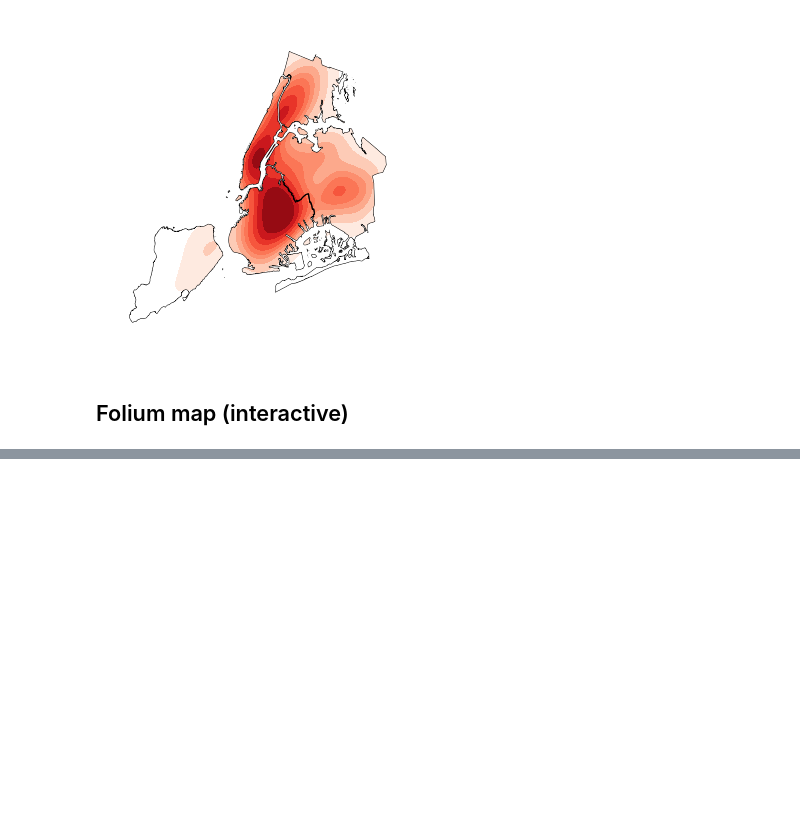
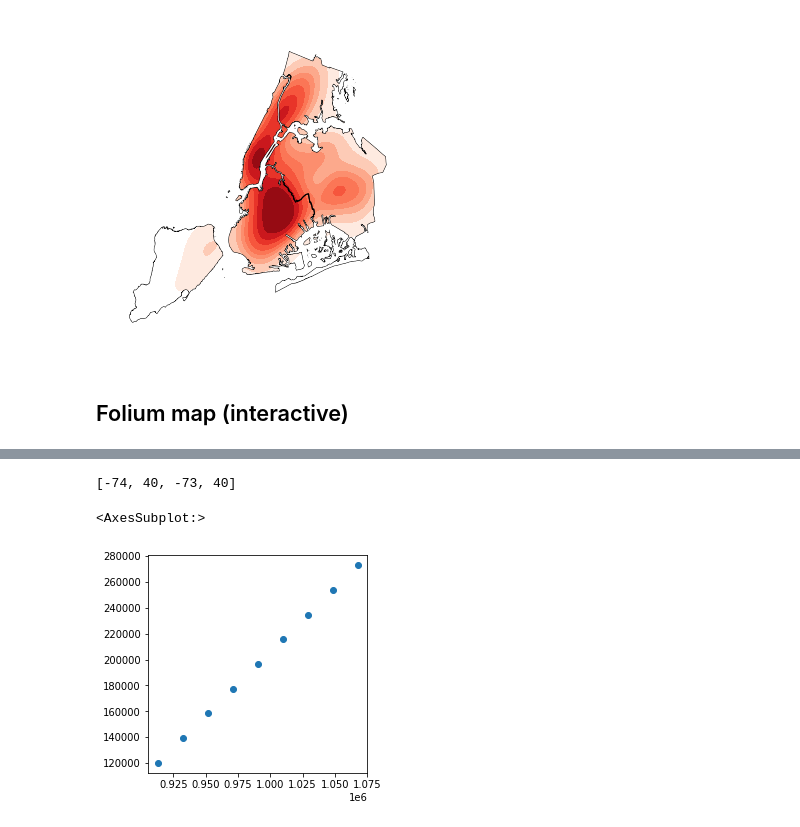
Before and after one commit to hans-elliott99/python-ml, a Jupyter notebook: geospatial/geopandas.ipynb, the cells around one changed output, grey strips where cells are left out. Drawn from its saved outputs; the diff is of its cells as text; code cells hidden in the pictures; blank space fills up the shorter version.

Commit message:
geopandas tut

```diff
--- a/geospatial/geopandas.ipynb
+++ b/geospatial/geopandas.ipynb
@@ -243,0 +275,26 @@ m
+# %%
+[int(x) for x in gdf.total_bounds]
+# %% [output]
+[-74, 40, -73, 40]
+# %%
+from shapely.geometry import Point
+from geopandas import datasets, GeoDataFrame, read_file
+
+# NYC Boros
+zippath = datasets.get_path('nybb')
+polydf = read_file(zippath)
+
+# Generate some points
+b = [int(x) for x in polydf.total_bounds]
+N = 8
+pointdf = GeoDataFrame([
+    {'geometry': Point(x, y), 'value1': x + y, 'value2': x - y}
+    for x, y in zip(range(b[0], b[2], int((b[2] - b[0]) / N)),
+                    range(b[1], b[3], int((b[3] - b[1]) / N)))])
+
+# Make sure they're using the same projection reference
+pointdf.crs = polydf.crs
+pointdf.plot()
+# %% [output]
+<AxesSubplot:>
+[figure, added]
```
Also changed, not shown: parts of 13 cells of this notebook.
